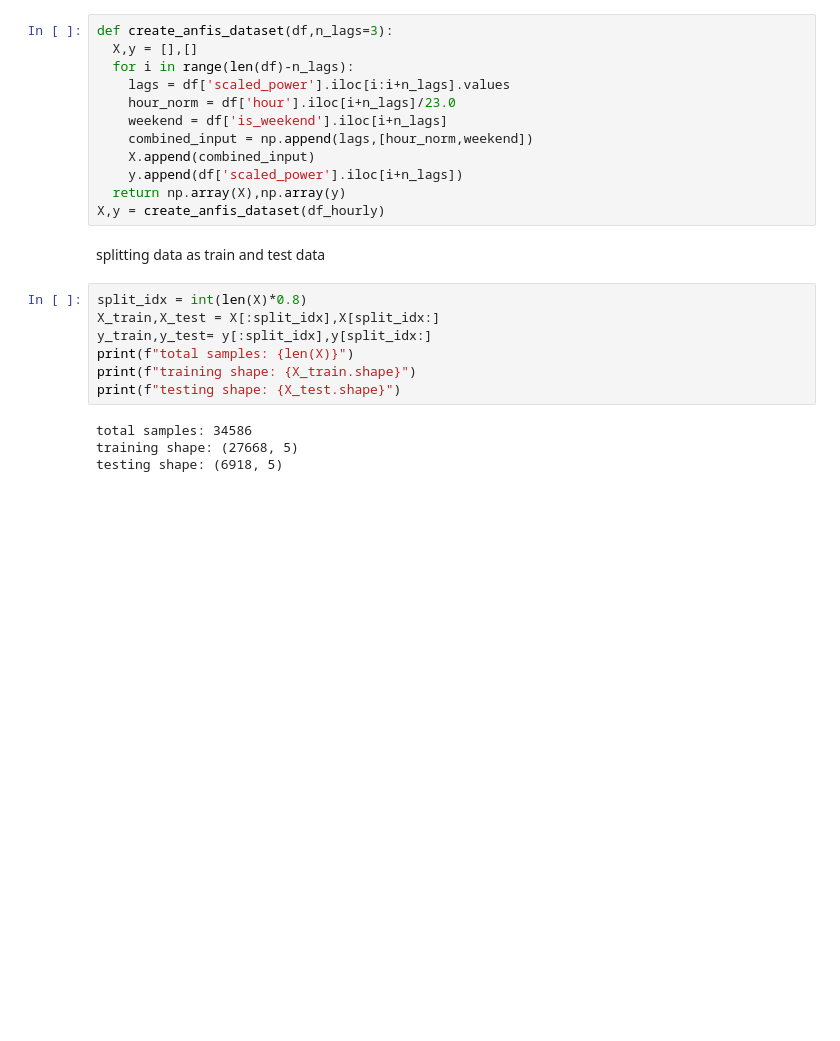
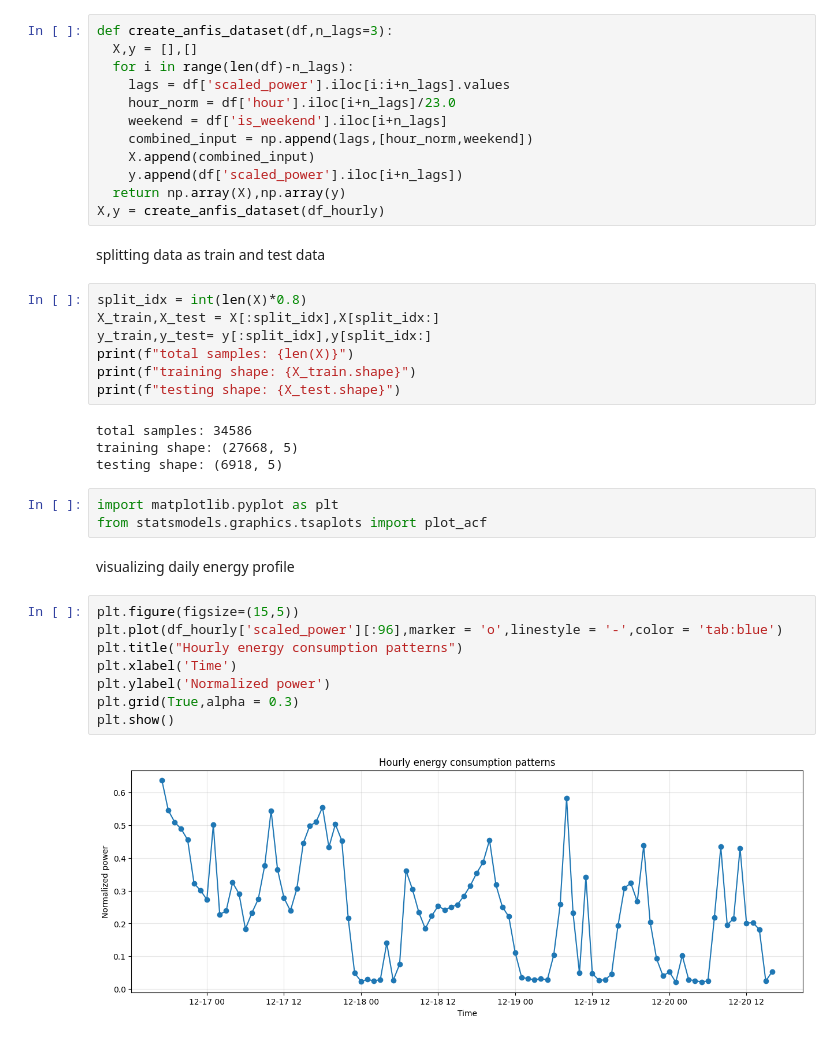
Before and after one commit to Dhanushyapalaparvi/smart-energy-consumption-forecasting-using-anfis, a Jupyter notebook: SoftComp.ipynb, the cells around one changed output. Cells and saved outputs as stored; diff of their text form; blank space fills up the shorter version.

Commit message:
visualization,auto correlation and full anfis layer creation is done

```diff
--- a/SoftComp.ipynb
+++ b/SoftComp.ipynb
@@ -121,3 +121,18 @@ print(f"testing shape: {X_test.shape}")
 total samples: 34586
 training shape: (27668, 5)
 testing shape: (6918, 5)
+# %%
+import matplotlib.pyplot as plt
+from statsmodels.graphics.tsaplots import plot_acf
+# %% [markdown]
+visualizing daily energy profile
+# %%
+plt.figure(figsize=(15,5))
+plt.plot(df_hourly['scaled_power'][:96],marker = 'o',linestyle = '-',color = 'tab:blue')
+plt.title("Hourly energy consumption patterns")
+plt.xlabel('Time')
+plt.ylabel('Normalized power')
+plt.grid(True,alpha = 0.3)
+plt.show()
+# %% [output]
+[figure, added]
```
Also changed, not shown: parts of 5 cells of this notebook.
